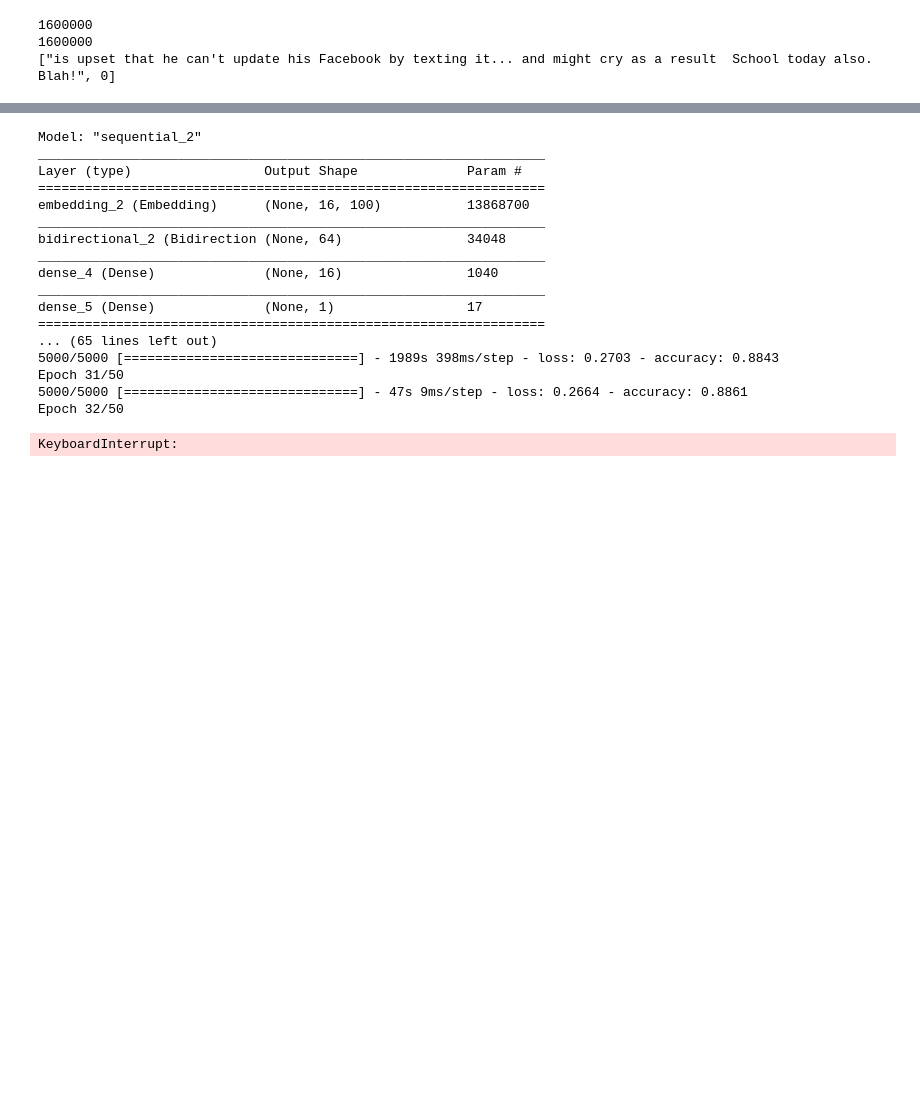
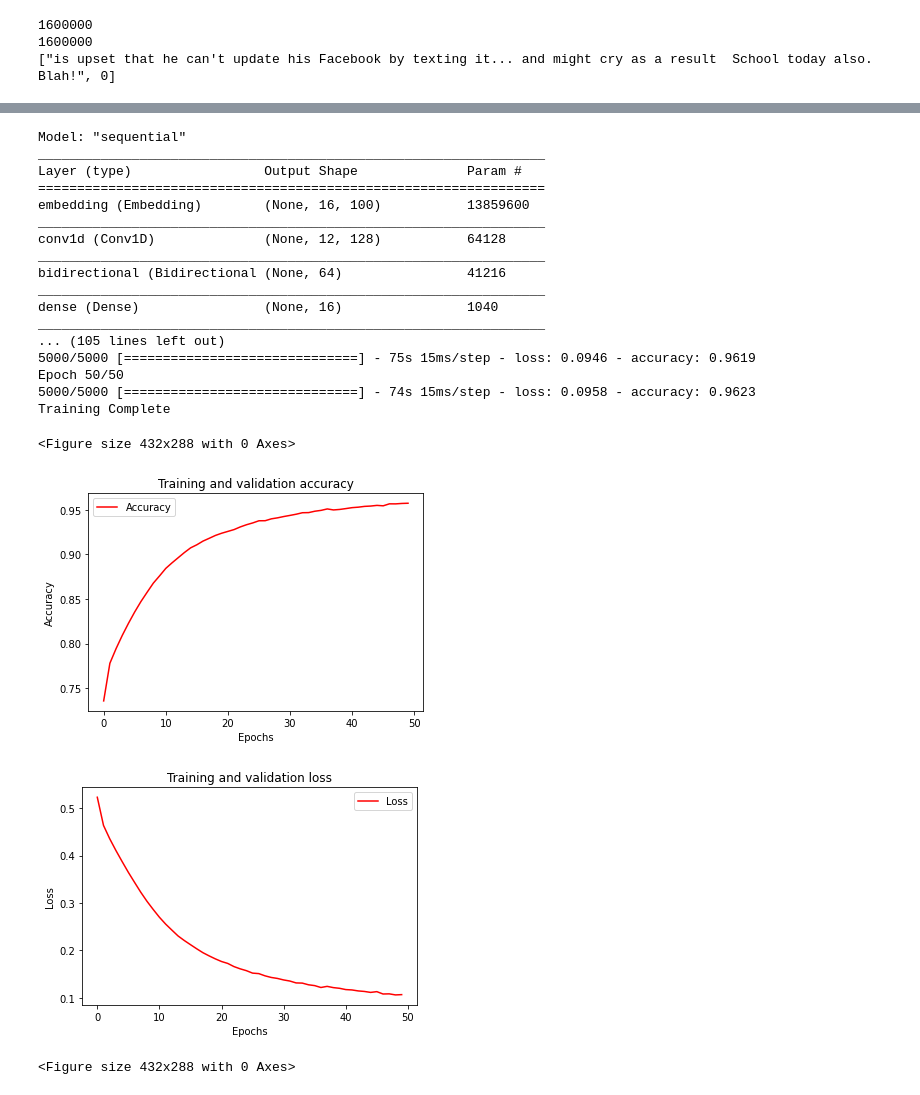
Before and after one commit to Krax7/tensorflowCertification, a Jupyter notebook: 4-NaturalLanguageProcessing/C3_W3_Assignment.ipynb, the cells around one changed output, grey strips where cells are left out. Saved outputs shown, nothing was run; the diff lists cells and outputs as text; code cells hidden in the pictures; blank space fills up the shorter version.

```diff
--- a/4-NaturalLanguageProcessing/C3_W3_Assignment.ipynb
+++ b/4-NaturalLanguageProcessing/C3_W3_Assignment.ipynb
@@ -160,6 +163,7 @@ print(len(embeddings_matrix))
 model = tf.keras.Sequential([
     tf.keras.layers.Embedding(vocab_size+1, embedding_dim, input_length=max_length, weights=[embeddings_matrix], trainable=False),
     # YOUR CODE HERE - experiment with combining different types, such as convolutions and LSTMs
+    tf.keras.layers.Conv1D(128, 5, activation='relu'), # Para tareas de clasificación
     tf.keras.layers.Bidirectional(tf.keras.layers.LSTM(32)),
     tf.keras.layers.Dense(16, activation='relu'),
     tf.keras.layers.Dense(1, activation='sigmoid')
@@ -176,24 +180,23 @@ history = model.fit(training_sequences, training_labels, epochs=num_epochs, vali
 
 print("Training Complete")
 # %% [output]
-Model: "sequential_2"
+Model: "sequential"
 _________________________________________________________________
 Layer (type)                 Output Shape              Param #
 =================================================================
-embedding_2 (Embedding)      (None, 16, 100)           13868700
+embedding (Embedding)        (None, 16, 100)           13859600
 _________________________________________________________________
-bidirectional_2 (Bidirection (None, 64)                34048
+conv1d (Conv1D)              (None, 12, 128)           64128
 _________________________________________________________________
-dense_4 (Dense)              (None, 16)                1040
+bidirectional (Bidirectional (None, 64)                41216
 _________________________________________________________________
-dense_5 (Dense)              (None, 1)                 17
-=================================================================
-... (65 lines left out)
-5000/5000 [==============================] - 1989s 398ms/step - loss: 0.2703 - accuracy: 0.8843
-Epoch 31/50
-5000/5000 [==============================] - 47s 9ms/step - loss: 0.2664 - accuracy: 0.8861
-Epoch 32/50
+dense (Dense)                (None, 16)                1040
+_________________________________________________________________
+... (105 lines left out)
+5000/5000 [==============================] - 75s 15ms/step - loss: 0.0946 - accuracy: 0.9619
+Epoch 50/50
+5000/5000 [==============================] - 74s 15ms/step - loss: 0.0958 - accuracy: 0.9623
+Training Complete
-KeyboardInterrupt:
 # %%
 import matplotlib.image  as mpimg
 import matplotlib.pyplot as plt
@@ -203,36 +206,41 @@ import matplotlib.pyplot as plt
 # sets for each training epoch
 #-----------------------------------------------------------
 acc=history.history['accuracy']
-val_acc=history.history['val_accuracy']
+# val_acc=history.history['val_accuracy']
 loss=history.history['loss']
-val_loss=history.history['val_loss']
+#val_loss=history.history['val_loss']
 
 epochs=range(len(acc)) # Get number of epochs
 
 #------------------------------------------------
 # Plot training and validation accuracy per epoch
 #------------------------------------------------
 plt.plot(epochs, acc, 'r')
-plt.plot(epochs, val_acc, 'b')
+# plt.plot(epochs, val_acc, 'b')
 plt.title('Training and validation accuracy')
 plt.xlabel("Epochs")
 plt.ylabel("Accuracy")
 plt.legend(["Accuracy", "Validation Accuracy"])
 
 plt.figure()
 
 #------------------------------------------------
 # Plot training and validation loss per epoch
 #------------------------------------------------
 plt.plot(epochs, loss, 'r')
-plt.plot(epochs, val_loss, 'b')
+# plt.plot(epochs, val_loss, 'b')
 plt.title('Training and validation loss')
 plt.xlabel("Epochs")
 plt.ylabel("Loss")
 plt.legend(["Loss", "Validation Loss"])
 
 plt.figure()
 
 
 # Expected Output
 # A chart where the validation loss does not increase sharply!
+# %% [output]
+<Figure size 432x288 with 0 Axes>
+[figure, added]
+[figure, added]
+<Figure size 432x288 with 0 Axes>
```
Also changed, not shown: parts of 4 cells of this notebook, 8 other files.
